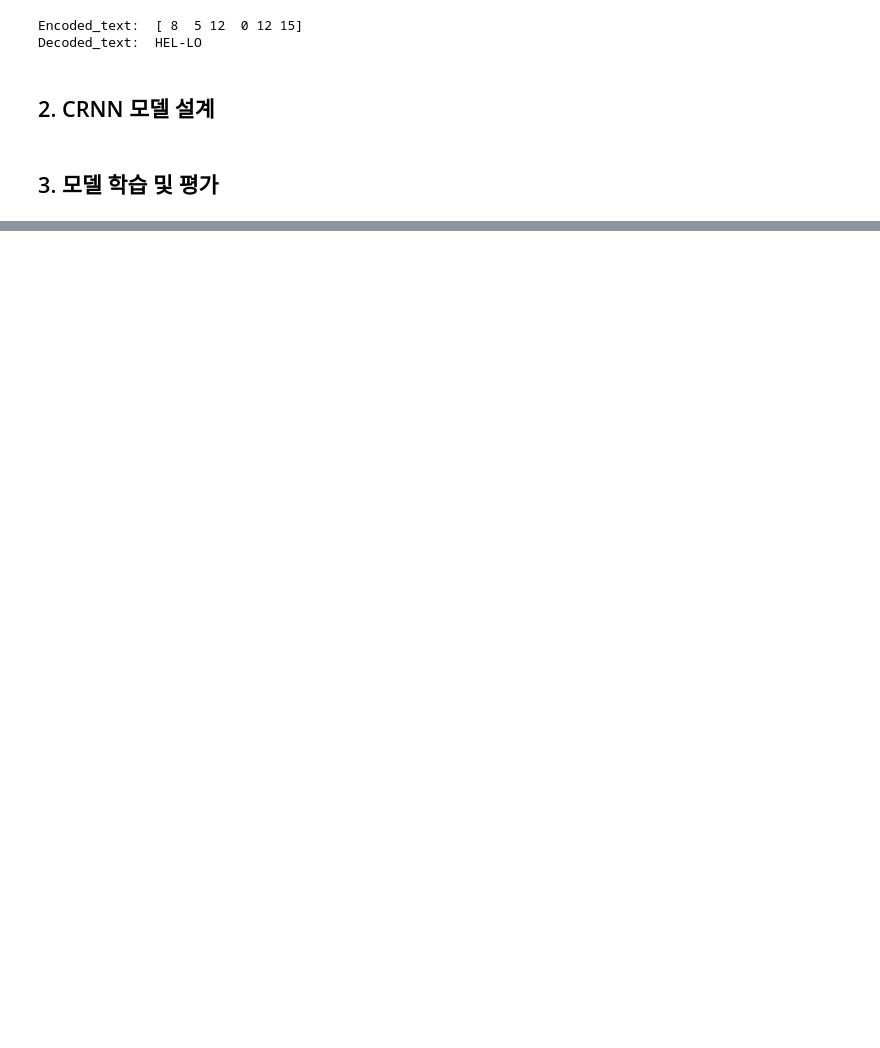
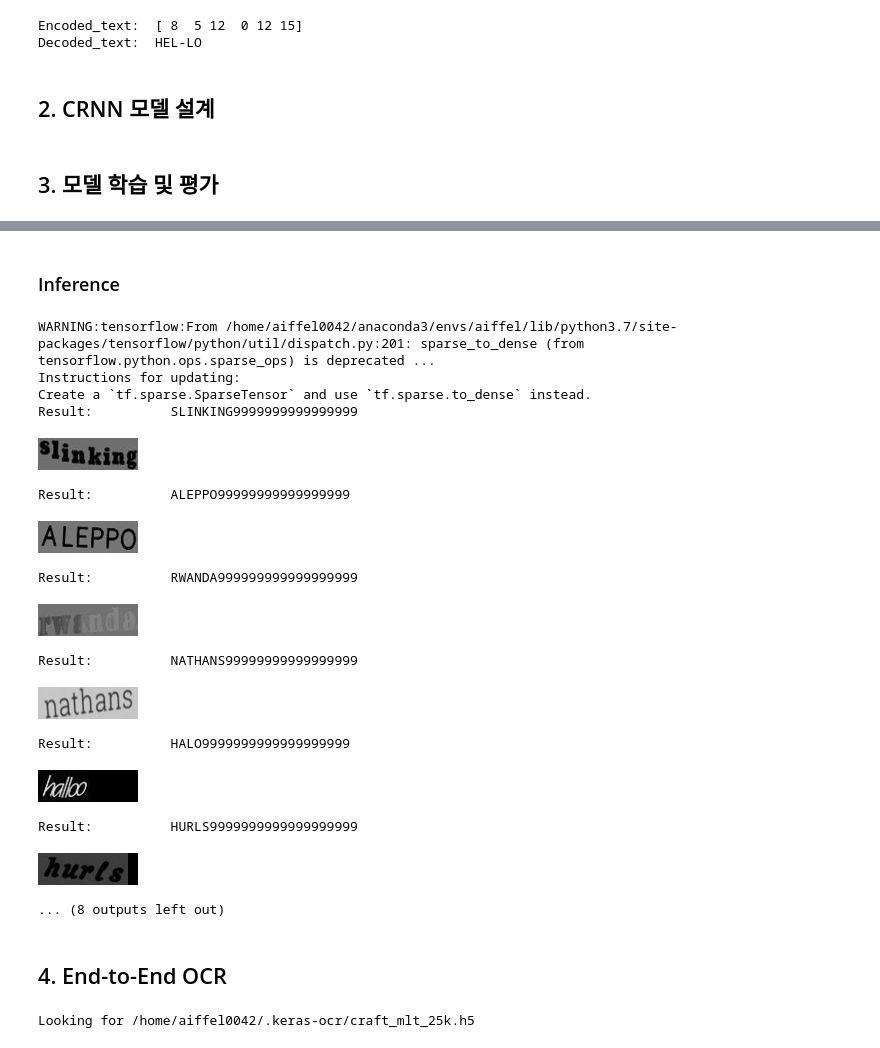
Before and after one commit to hwan27/aiffel, a Jupyter notebook: g/g6/OCR_detector.ipynb, the cells around one changed output, grey strips where cells are left out. Drawn from its saved outputs; the diff is of its cells as text; code cells hidden in the pictures; blank space fills up the shorter version.

```diff
--- a/g/g6/OCR_detector.ipynb
+++ b/g/g6/OCR_detector.ipynb
@@ -141,7 +135,7 @@ class MJDatasetSequence(Sequence):
 
         return (img, label)
 
-    def __gititem__(self, idx):
+    def __getitem__(self, idx):
         batch_indicies = self.index_list[
             idx*self.batch_size:
             (idx+1)*self.batch_size
@@ -153,10 +147,10 @@ class MJDatasetSequence(Sequence):
         label_length = np.ones([self.batch_size], dtype='int64')
 
         for i, index in enumerate(batch_indicies):
-            img, label = self.__get_img_label(index)
+            img, label = self._get_img_label(index)
             encoded_label = self.label_converter.encode(label)
             width = img.shape[0]
-            input_images[im:width,:,:] = img
+            input_images[i, :width,:,:] = img
             if len(encoded_label) > self.max_text_len:
                 continue
             labels[i,0:len(encoded_label)] = encoded_label
@@ -168,11 +162,11 @@ class MJDatasetSequence(Sequence):
             'input_length': input_length,
             'label_length': label_length,
         }
-        output = {'ctc': np.zeros([self.batch_size, 1])}
+        outputs = {'ctc': np.zeros([self.batch_size, 1])}
         return inputs, outputs
 
     def on_epoch_end(self):
-        self.index_list = {index + 1 for index in range(self.num_samples)}
+        self.index_list = [index + 1 for index in range(self.num_samples)]
         if self.is_train:
             np.random.shuffle(self.index_list)
             return self.index_list
@@ -288,0 +303,67 @@ NotImplementedError:
+# %% [markdown]
+### Inference
+# %%
+from IPython.display import display
+
+test_set = MJDatasetSequence(TEST_DATA_PATH, label_converter, batch_size=BATCH_SIZE, character=TARGET_CHARACTERS)
+
+model, y_func = build_crnn_model()
+
+model.load_weights(checkpoint_path)
+input_data = model.get_layer('input_image').output
+y_pred = model.get_layer('output').output
+model_pred = Model(inputs=input_data, outputs=y_pred)
+
+def decode_predict_ctc(out, chars=TARGET_CHARACTERS, top_paths=1):
+    results = []
+    beam_width = 5
+    if beam_width < top_paths:
+        beam_width = top_paths
+    for i in range(top_paths):
+        indexes = K.get_value(
+            K.ctc_decode(
+                out, input_length = np.ones(out.shape[0]) * out.shape[1],
+                greedy = False, beam_width = beam_width, top_paths = top_paths
+            )[0][i]
+        )[0]
+        text = ""
+        for index in indexes:
+            text += chars[index]
+        results.append(text)
+    return results
+
+def check_inference(model, dataset, index=5):
+    for i in range(index):
+        inputs, outputs = dataset[i]
+        img = dataset[i][0]['input_image'][0:1,:,:,:]
+        output = model_pred.predict(img)
+        result = decode_predict_ctc(output, chars="-"+TARGET_CHARACTERS)[0].replace('-', '')
+        print("Result: \t", result)
+        display(Image.fromarray(img[0].transpose(1,0,2).astype(np.uint8)))
+
+check_inference(model, test_set, index=10)
+# %% [output]
+WARNING:tensorflow:From /home/aiffel0042/anaconda3/envs/aiffel/lib/python3.7/site-packages/tensorflow/python/util/dispatch.py:201: sparse_to_dense (from tensorflow.python.ops.sparse_ops) is deprecated ...
+Instructions for updating:
+Create a `tf.sparse.SparseTensor` and use `tf.sparse.to_dense` instead.
+Result:          SLINKING9999999999999999
+[figure, added]
+Result:          ALEPPO99999999999999999
+[figure, added]
+Result:          RWANDA999999999999999999
+[figure, added]
+Result:          NATHANS99999999999999999
+[figure, added]
+Result:          HALO9999999999999999999
+[figure, added]
+Result:          HURLS9999999999999999999
+[figure, added]
+... (8 outputs left out)
+# %% [markdown]
+## 4. End-to-End OCR
+# %%
+from keras_ocr.detection import Detector
+SAMPLE_IMG_PATH = 'sample.jpg'
+detector = Detector()
+# %% [output]
+Looking for /home/aiffel0042/.keras-ocr/craft_mlt_25k.h5
```
Also changed, not shown: parts of 4 cells of this notebook.
